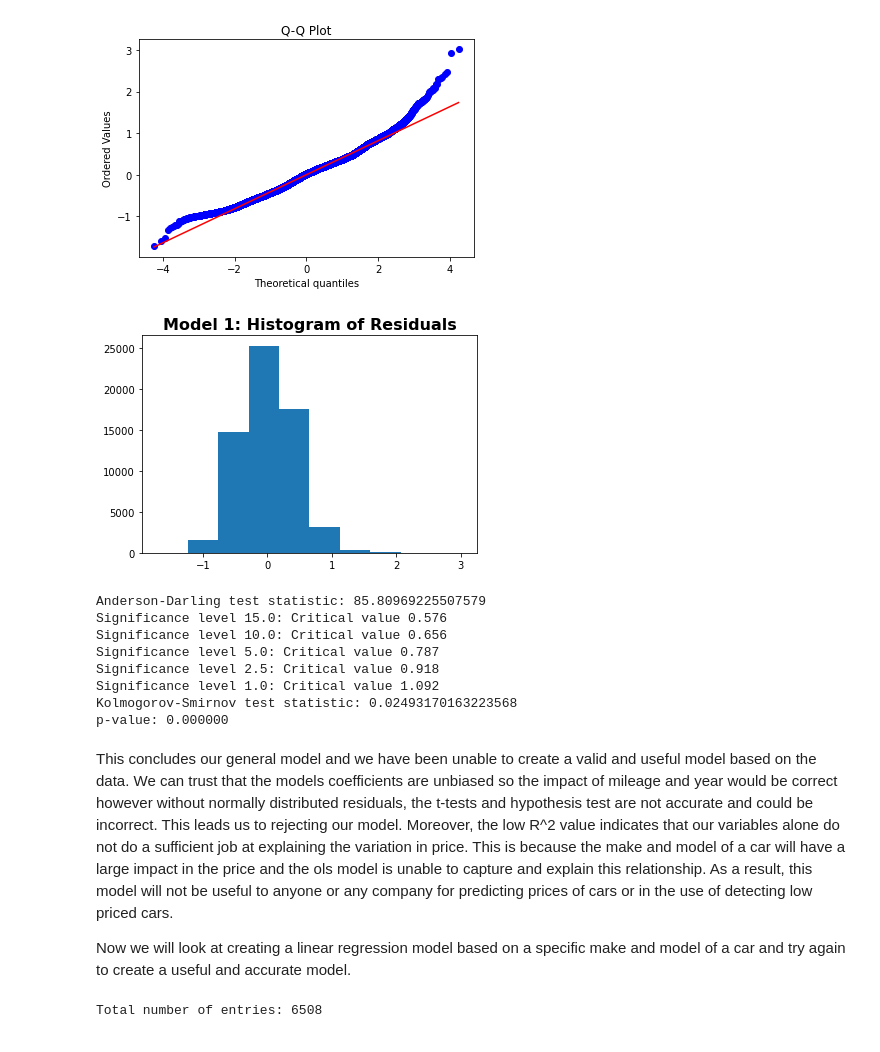
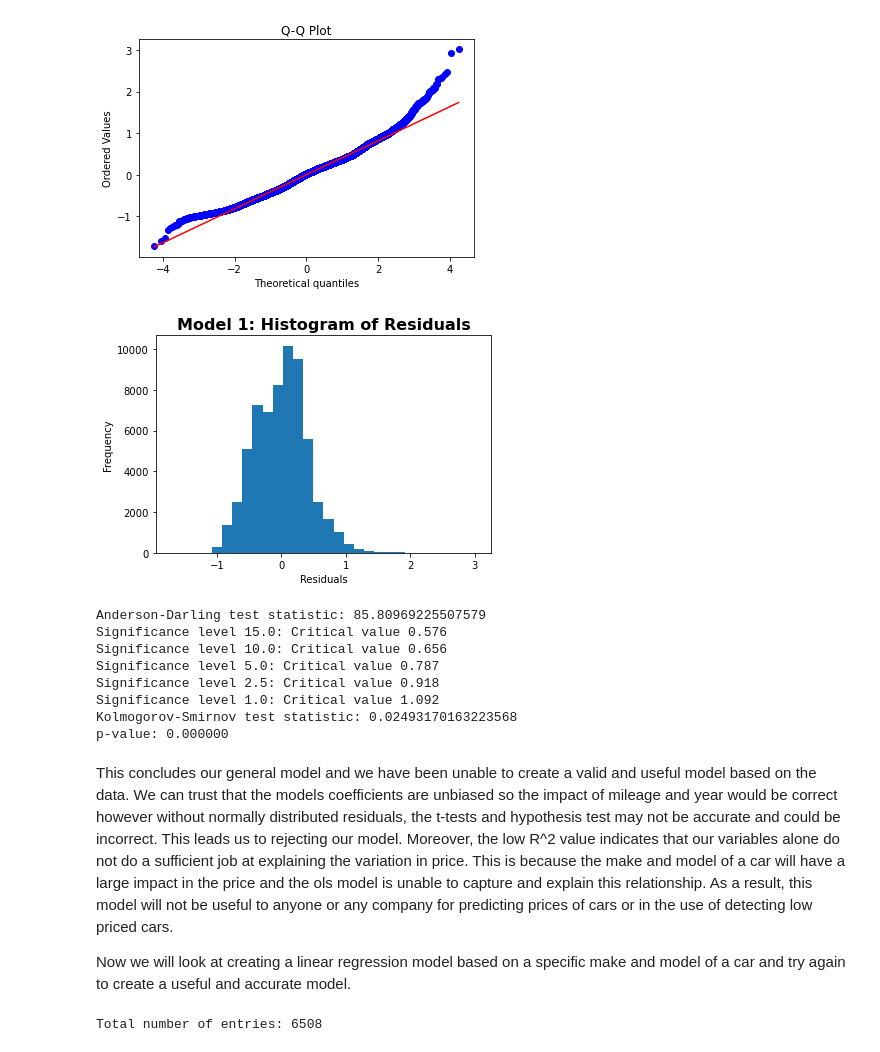
Before and after one commit to Daniel-Peacock/Used_car_Python_linear_regression, a Jupyter notebook: Used_car regression.ipynb, the cells around one changed output. Cells and saved outputs as stored; diff of their text form; code cells hidden in the pictures.

```diff
--- a/Used_car regression.ipynb
+++ b/Used_car regression.ipynb
@@ -528,10 +528,13 @@ plt.show()
 [figure]
 # %%
 # Check normality of residuals
-plt.hist(residuals)
+plt.hist(residuals, bins=30)  # Adjust the number of bins as needed
 plt.title('Model 1: Histogram of Residuals', fontsize=16, weight='bold')
+plt.xlabel('Residuals')
+plt.ylabel('Frequency')
 plt.show()
-# Too hard to tell normality
+
+# Doesn't look normally distributed
 # %% [output]
-[figure, old version]
+[figure, new version]
 # %%
@@ -564,7 +569,7 @@ Significance level 1.0: Critical value 1.092
 Kolmogorov-Smirnov test statistic: 0.02493170163223568
 p-value: 0.000000
 # %% [markdown]
-This concludes our general model and we have been unable to create a valid and useful model based on the data. We can trust that the models coefficients are unbiased so the impact of mileage and year would be correct however without normally distributed residuals, the t-tests and hypothesis test are not accurate and could be incorrect. This leads us to rejecting our model. Moreover, the low R^2 value indicates that our variables alone do not do a sufficient job at explaining the variation in price. This is because the make and model of a car will have a large impact in the price and the ols model is unable to capture and explain this relationship. As a result, this model will not be useful to anyone or any company for predicting prices of cars or in the use of detecting low priced cars.
+This concludes our general model and we have been unable to create a valid and useful model based on the data. We can trust that the models coefficients are unbiased so the impact of mileage and year would be correct however without normally distributed residuals, the t-tests and hypothesis test may not be accurate and could be incorrect. This leads us to rejecting our model. Moreover, the low R^2 value indicates that our variables alone do not do a sufficient job at explaining the variation in price. This is because the make and model of a car will have a large impact in the price and the ols model is unable to capture and explain this relationship. As a result, this model will not be useful to anyone or any company for predicting prices of cars or in the use of detecting low priced cars.
 
 Now we will look at creating a linear regression model based on a specific make and model of a car and try again to create a useful and accurate model.
 # %%
```
Also changed, not shown: parts of 17 cells of this notebook.
